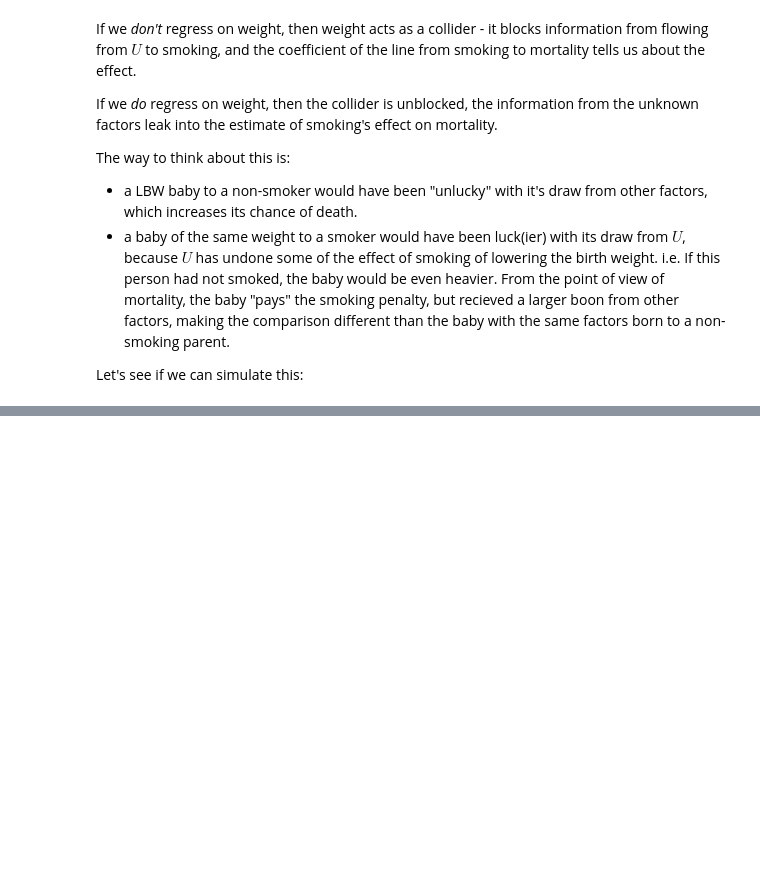
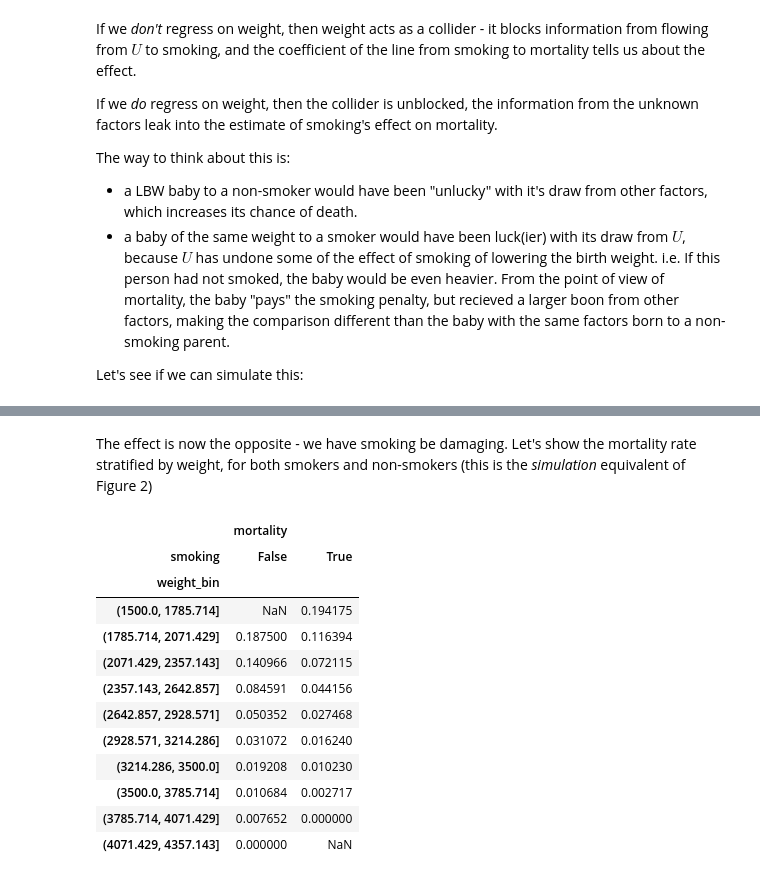
Before and after one commit to kiwidamien/causal, a Jupyter notebook: simpson/week2_low_birth_weight.ipynb, the cells around one changed output, grey strips where cells are left out. Saved outputs shown, nothing was run; the diff lists cells and outputs as text; code cells hidden in the pictures; blank space fills up the shorter version.

```diff
--- a/simpson/week2_low_birth_weight.ipynb
+++ b/simpson/week2_low_birth_weight.ipynb
@@ -182,0 +204,26 @@ df.drop('weight', axis=1).pivot_table(index='smoking', columns=['LBW'], aggfunc=
+# %% [markdown]
+The effect is now the opposite - we have smoking be damaging. Let's show the mortality rate stratified by weight, for both smokers and non-smokers (this is the _simulation_ equivalent of Figure 2)
+# %%
+weight_bin = np.linspace(1500, 5500, 15)
+df['weight_bin'] = pd.cut(df.weight,bins=weight_bin)
+df_mort_by_weight = (df.groupby(['smoking', 'weight_bin'])
+                       .agg({'mortality': 'mean'})
+                       .reset_index()
+                       .pivot_table(index='weight_bin',
+                                    columns='smoking')
+                    )
+df_mort_by_weight
+# %% [output]
+|  | mortality |  |
+| smoking | False | True |
+| weight_bin |  |  |
+| (1500.0, 1785.714] | NaN | 0.194175 |
+| (1785.714, 2071.429] | 0.187500 | 0.116394 |
+| (2071.429, 2357.143] | 0.140966 | 0.072115 |
+| (2357.143, 2642.857] | 0.084591 | 0.044156 |
+| (2642.857, 2928.571] | 0.050352 | 0.027468 |
+| (2928.571, 3214.286] | 0.031072 | 0.016240 |
+| (3214.286, 3500.0] | 0.019208 | 0.010230 |
+| (3500.0, 3785.714] | 0.010684 | 0.002717 |
+| (3785.714, 4071.429] | 0.007652 | 0.000000 |
+| (4071.429, 4357.143] | 0.000000 | NaN |
```
Also changed, not shown: parts of 13 cells of this notebook, 1 other file.
